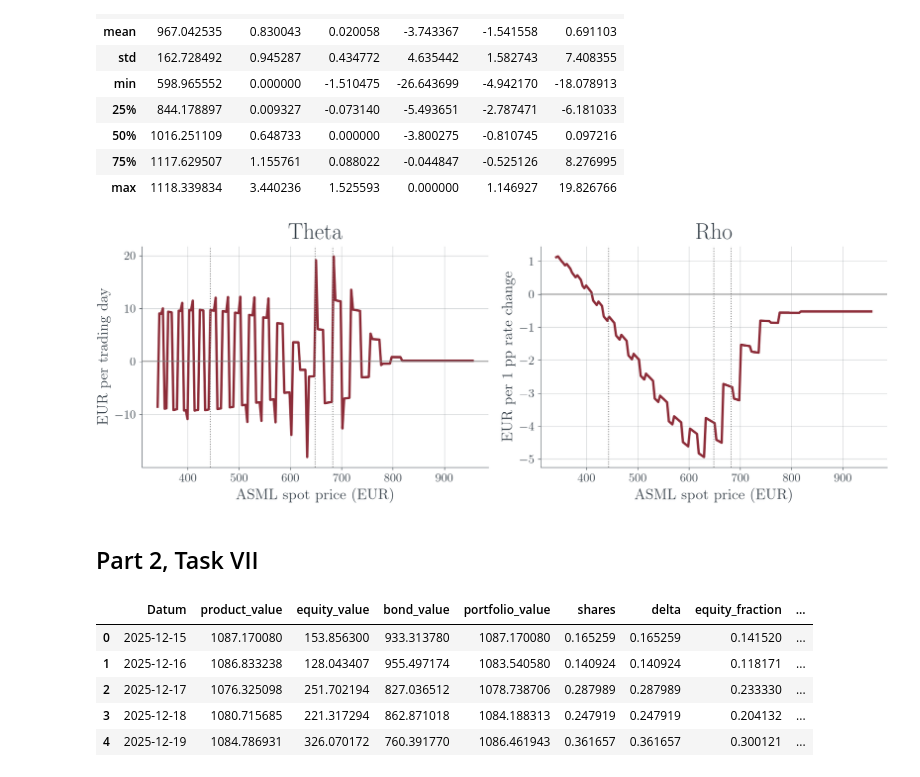
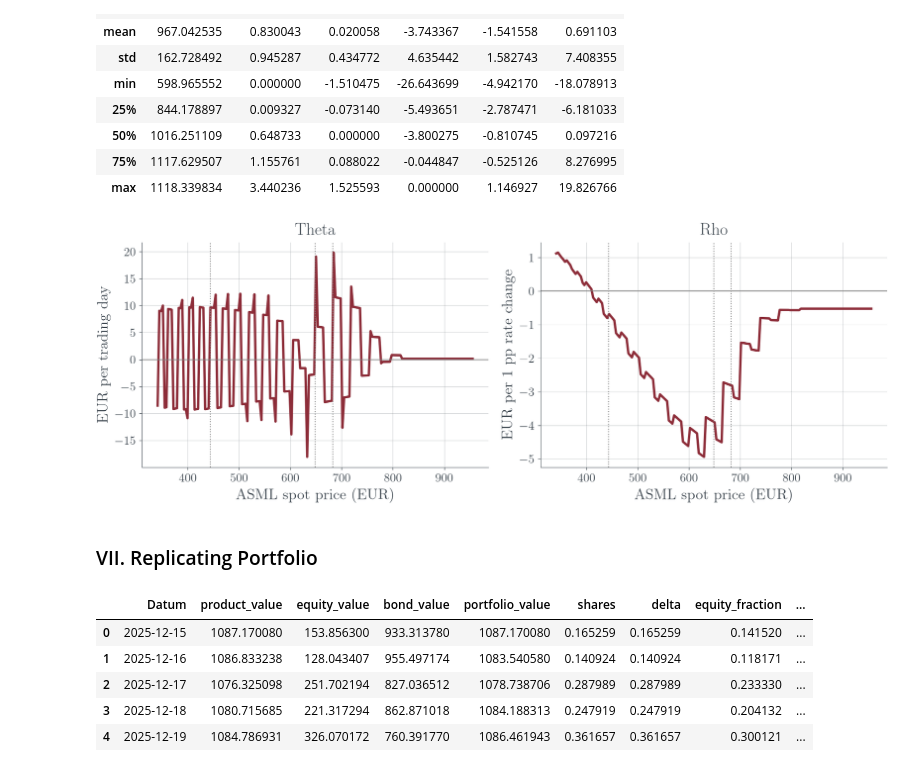
Before and after one commit to tobiasschnarr/continuous_time_derivative_pricing, a Jupyter notebook: analysis.ipynb, the cells around one changed output. Cells and saved outputs as stored; diff of their text form; code cells hidden in the pictures.

```diff
--- a/analysis.ipynb
+++ b/analysis.ipynb
@@ -42,6 +44,7 @@ plt.rcParams.update(style)
 
 # Adjust font sizes
 plt.rcParams['axes.labelsize'] = 16    # x and y labels
+plt.rcParams['axes.titlesize'] = 18    # plot titles
 plt.rcParams['xtick.labelsize'] = 13   # tick labels
 plt.rcParams['ytick.labelsize'] = 13
 plt.rcParams['legend.fontsize'] = 13   # match tick sizes
@@ -635,14 +640,14 @@ for ax, (column, title) in zip(axes, greek_specs):
             lw=1,
         )
 
-    ax.set_title(title, fontsize=27, pad=8)
+    ax.set_title(title, pad=8)
     ax.grid(alpha=0.25)
-    ax.tick_params(axis="both", labelsize=12)
+    ax.tick_params(axis="both")
 
     ax.spines["top"].set_visible(False)
     ax.spines["right"].set_visible(False)
 
-axes[0].set_ylabel("Greek value", fontsize=16)
+axes[0].set_ylabel("Greek value")
 
 fig.text(
     0.5,
@@ -654,10 +659,5 @@ fig.text(
 
 plt.tight_layout(rect=[0, 0.03, 1, 1])
 
-plt.savefig(
-    "figs/part2_greeks_raw.pdf",
-    bbox_inches="tight",
-)
-
 plt.show()
 # %% [output]
@@ -722,15 +722,15 @@ for ax, (col, title) in zip(axes, greek_specs):
             lw=1,
         )
 
-    ax.set_title(title, fontsize=24, pad=8)
+    ax.set_title(title, pad=8)
     ax.grid(alpha=0.25)
 
     ax.spines["top"].set_visible(False)
     ax.spines["right"].set_visible(False)
 
-    ax.tick_params(axis="both", labelsize=12)
+    ax.tick_params(axis="both")
 
-axes[0].set_ylabel("Greek value", fontsize=16)
+axes[0].set_ylabel("Greek value")
 
 # Add one shared x-axis label for all three panels
 fig.text(
@@ -800,38 +800,38 @@ axes[0].plot(
     extended_greeks_spot_df["theta"],
     lw=2.5,
 )
-axes[0].set_title("Theta", fontsize=24, pad=8)
+axes[0].set_title("Theta", pad=8)
 axes[0].set_ylabel("EUR per trading day")
 
 axes[1].plot(
     extended_greeks_spot_df["spot"],
     extended_greeks_spot_df["rho"],
     lw=2.5,
 )
-axes[1].set_title("Rho", fontsize=24, pad=8)
+axes[1].set_title("Rho", pad=8)
 axes[1].set_ylabel("EUR per 1 pp rate change")
 
 # Apply consistent formatting and mark economically relevant contract levels
 for ax in axes:
     for level in (
         PRODUCT_PARAMS["BARRIER"],
         PRODUCT_PARAMS["LEVELS"][1],
         PRODUCT_PARAMS["LEVELS"][0],
     ):
         ax.axvline(level, ls=":", color="gray", lw=1)
 
     ax.axhline(0, color="gray", lw=1)
     ax.set_xlabel("ASML spot price (EUR)")
     ax.grid(alpha=0.25)
     ax.spines["top"].set_visible(False)
     ax.spines["right"].set_visible(False)
 
 plt.tight_layout()
 plt.show()
 # %% [output]
-[figure, old version]
+[figure, new version]
 # %% [markdown]
-## Part 2, Task VII
+### VII. Replicating Portfolio
 # %%
 # Number of certificates to replicate (obviously only one)
 N_CERT = 1
```
Also changed, not shown: parts of 38 cells of this notebook, 10 other files.
